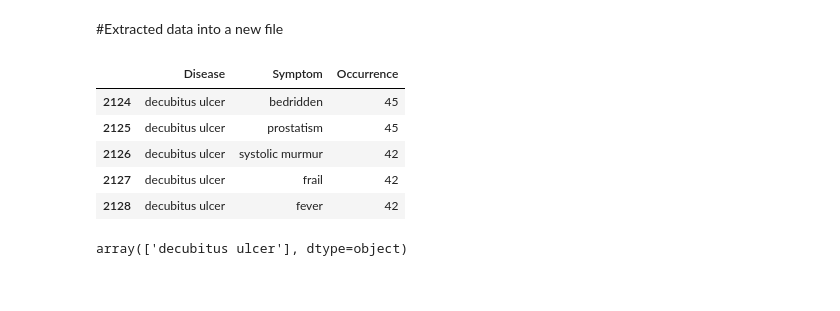
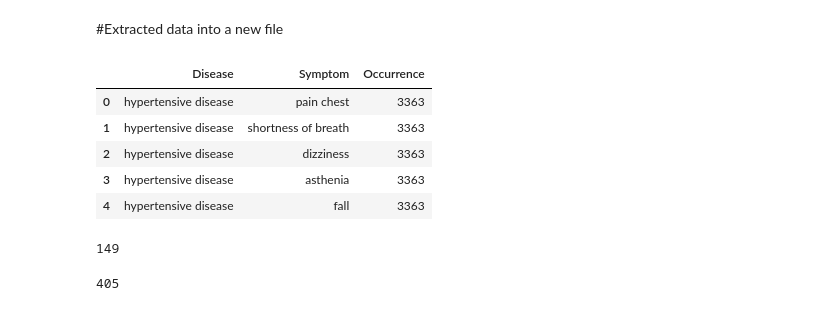
Before and after one commit to gyatashoa/final-year-project, a Jupyter notebook: data-analysis-and-ml-code/disease-set-data-preprocessing.ipynb, the cells around one changed output. Saved outputs shown, nothing was run; the diff lists cells and outputs as text; code cells hidden in the pictures.

```diff
--- a/data-analysis-and-ml-code/disease-set-data-preprocessing.ipynb
+++ b/data-analysis-and-ml-code/disease-set-data-preprocessing.ipynb
@@ -57,15 +57,19 @@ with open("data/clean_data.csv","w",newline='') as csvfile:
 column_headers = ['Disease','Symptom','Occurrence']
 data = pd.read_csv('data/clean_data.csv',names=column_headers,encoding='ANSI')
 # %%
-data.tail()
+data.head()
 # %% [output]
 |  | Disease | Symptom | Occurrence |
-| 2124 | decubitus ulcer | bedridden | 45 |
-| 2125 | decubitus ulcer | prostatism | 45 |
-| 2126 | decubitus ulcer | systolic murmur | 42 |
-| 2127 | decubitus ulcer | frail | 42 |
-| 2128 | decubitus ulcer | fever | 42 |
+| 0 | hypertensive disease | pain chest | 3363 |
+| 1 | hypertensive disease | shortness of breath | 3363 |
+| 2 | hypertensive disease | dizziness | 3363 |
+| 3 | hypertensive disease | asthenia | 3363 |
+| 4 | hypertensive disease | fall | 3363 |
 # %%
-data['Disease'].unique()
+len(data['Disease'].unique())
 # %% [output]
-array(['decubitus ulcer'], dtype=object)
+149
+# %%
+len(data['Symptom'].unique())
+# %% [output]
+405
```
Also changed, not shown: parts of 34 cells of this notebook, 4 other files.
